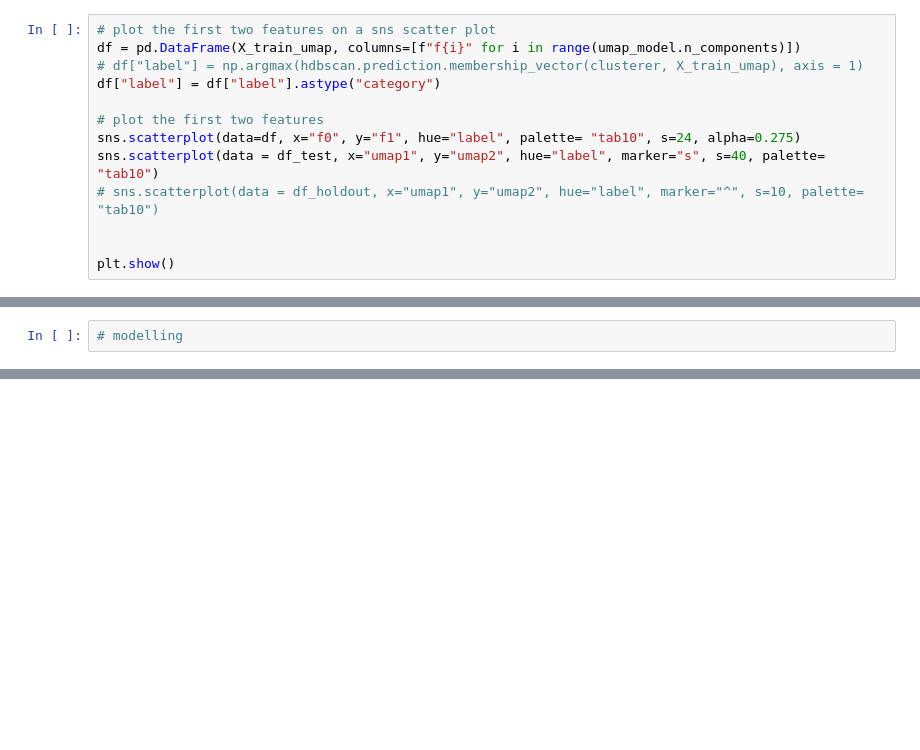
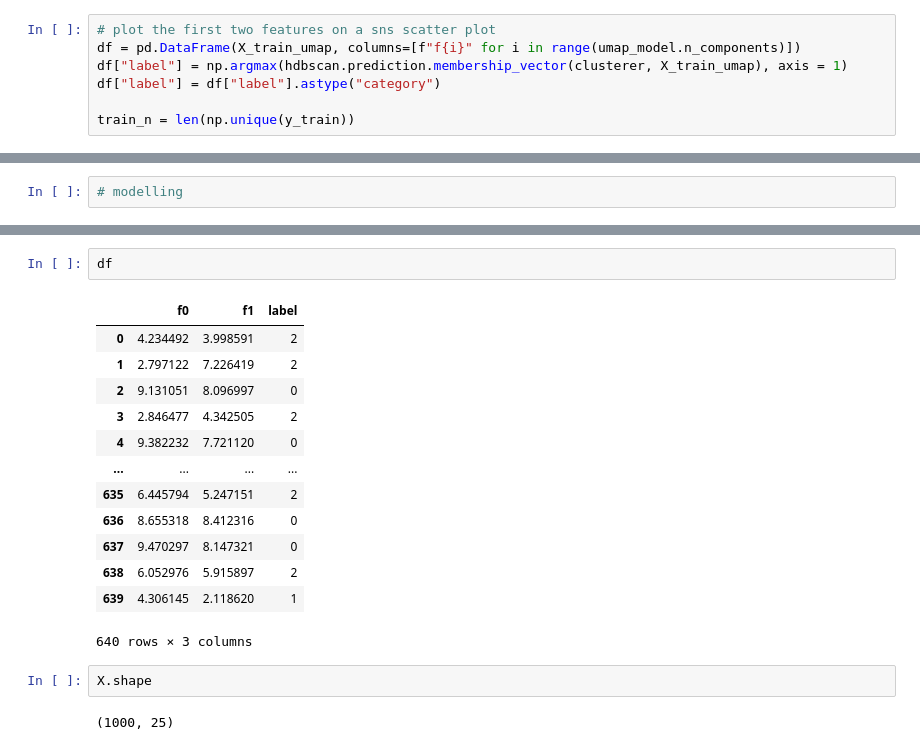
Before and after one commit to davidtweddell/lc_repo, a Jupyter notebook: 04-clustering-basic.ipynb, the cells around one changed output, grey strips where cells are left out. Cells and saved outputs as stored; diff of their text form; blank space fills up the shorter version.

```diff
--- a/04-clustering-basic.ipynb
+++ b/04-clustering-basic.ipynb
@@ -107,13 +139,7 @@ df_holdout["label"] = y_holdout_pred[0]
 # %%
 # plot the first two features on a sns scatter plot
 df = pd.DataFrame(X_train_umap, columns=[f"f{i}" for i in range(umap_model.n_components)])
-# df["label"] = np.argmax(hdbscan.prediction.membership_vector(clusterer, X_train_umap), axis = 1)
+df["label"] = np.argmax(hdbscan.prediction.membership_vector(clusterer, X_train_umap), axis = 1)
 df["label"] = df["label"].astype("category")
 
-# plot the first two features
-sns.scatterplot(data=df, x="f0", y="f1", hue="label", palette= "tab10", s=24, alpha=0.275)
-sns.scatterplot(data = df_test, x="umap1", y="umap2", hue="label", marker="s", s=40, palette=  "tab10")
-# sns.scatterplot(data = df_holdout, x="umap1", y="umap2", hue="label", marker="^", s=10, palette=  "tab10")
-
-
-plt.show()
+train_n = len(np.unique(y_train))
@@ -142,0 +188,20 @@ Evaluation on holdout set: 1.0
+# %%
+df
+# %% [output]
+|  | f0 | f1 | label |
+| 0 | 4.234492 | 3.998591 | 2 |
+| 1 | 2.797122 | 7.226419 | 2 |
+| 2 | 9.131051 | 8.096997 | 0 |
+| 3 | 2.846477 | 4.342505 | 2 |
+| 4 | 9.382232 | 7.721120 | 0 |
+| ... | ... | ... | ... |
+| 635 | 6.445794 | 5.247151 | 2 |
+| 636 | 8.655318 | 8.412316 | 0 |
+| 637 | 9.470297 | 8.147321 | 0 |
+| 638 | 6.052976 | 5.915897 | 2 |
+| 639 | 4.306145 | 2.118620 | 1 |
+640 rows × 3 columns
+# %%
+X.shape
+# %% [output]
+(1000, 25)
```
Also changed, not shown: parts of 14 cells of this notebook, 9 other files.
